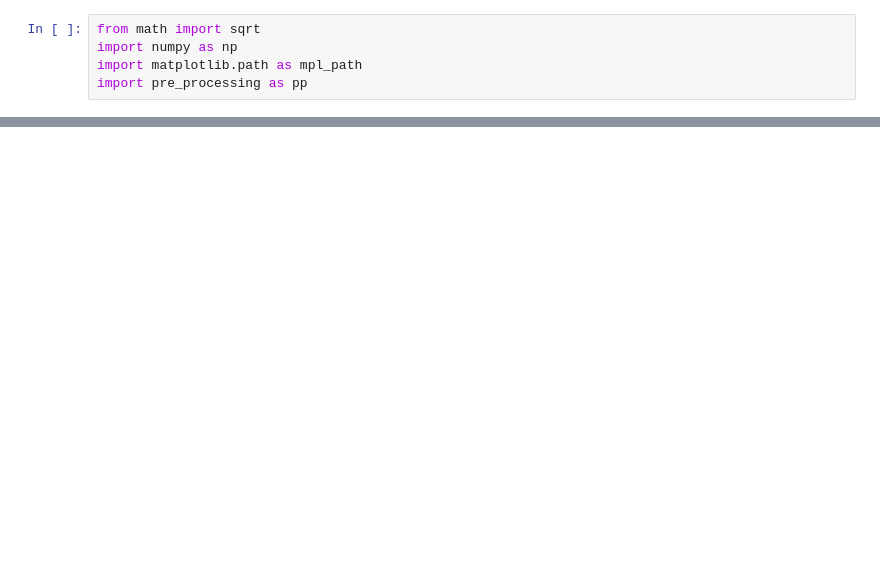
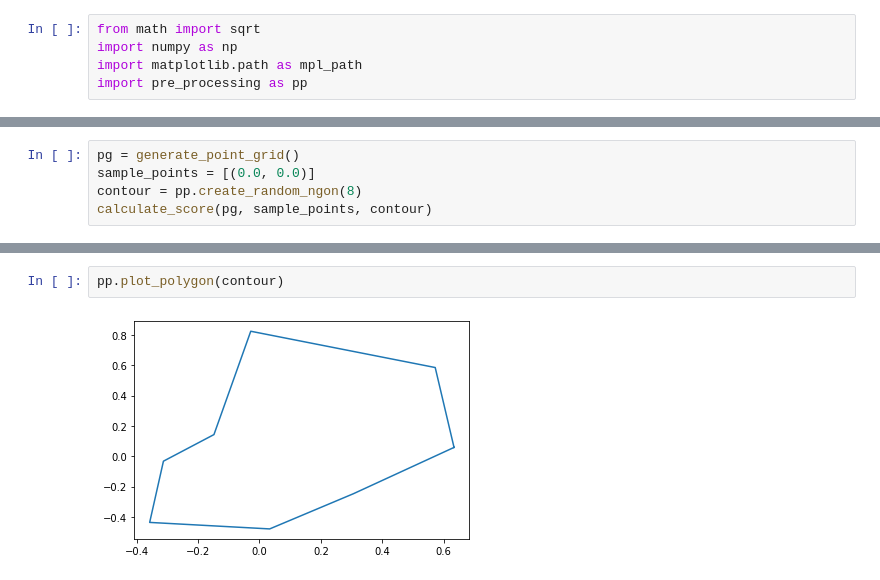
Before and after one commit to Siljekka/GrasshopperMeshAI, a Jupyter notebook: MeshPoints/MachineLearning/nn2.ipynb, the cells around one changed output, grey strips where cells are left out. Cells and saved outputs as stored; diff of their text form; blank space fills up the shorter version.

```diff
--- a/MeshPoints/MachineLearning/nn2.ipynb
+++ b/MeshPoints/MachineLearning/nn2.ipynb
@@ -108,0 +104,5 @@ BATCH_SIZE = 64
+# %%
+pg = generate_point_grid()
+sample_points = [(0.0, 0.0)]
+contour = pp.create_random_ngon(8)
+calculate_score(pg, sample_points, contour)
@@ -108,0 +127,4 @@ BATCH_SIZE = 64
+# %%
+pp.plot_polygon(contour)
+# %% [output]
+[figure, added]
```
Also changed, not shown: parts of 4 cells of this notebook, 1 other file.
